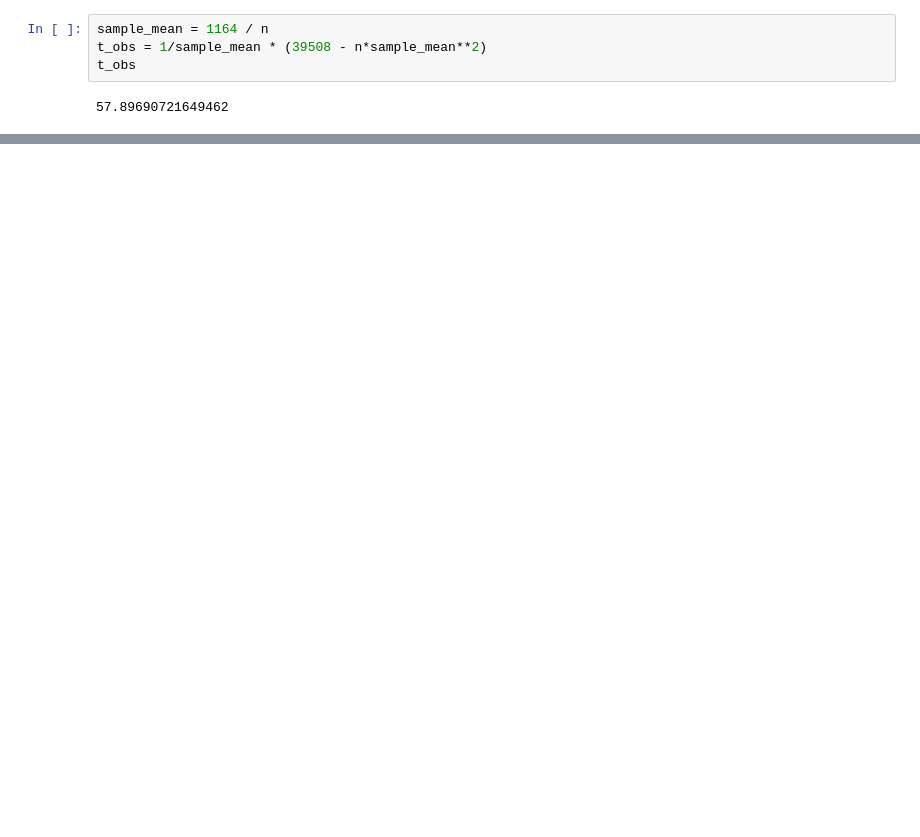
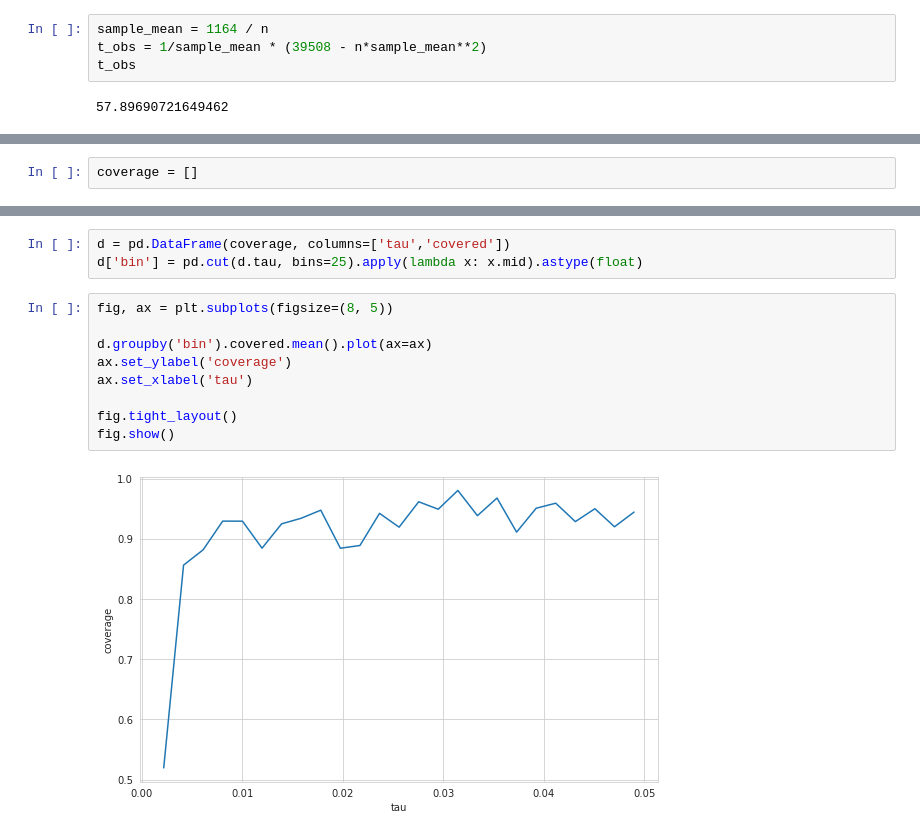
Before and after one commit to WHITSNAK/sta532-sp23, a Jupyter notebook: exams/midterm.ipynb, the cells around one changed output, grey strips where cells are left out. Saved outputs shown, nothing was run; the diff lists cells and outputs as text; blank space fills up the shorter version.

```diff
--- a/exams/midterm.ipynb
+++ b/exams/midterm.ipynb
@@ -62,0 +97,2 @@ fig.tight_layout()
+# %%
+coverage = []
@@ -62,0 +120,14 @@ fig.tight_layout()
+# %%
+d = pd.DataFrame(coverage, columns=['tau','covered'])
+d['bin'] = pd.cut(d.tau, bins=25).apply(lambda x: x.mid).astype(float)
+# %%
+fig, ax = plt.subplots(figsize=(8, 5))
+
+d.groupby('bin').covered.mean().plot(ax=ax)
+ax.set_ylabel('coverage')
+ax.set_xlabel('tau')
+
+fig.tight_layout()
+fig.show()
+# %% [output]
+[figure, added]
```
Also changed, not shown: parts of 7 cells of this notebook, 1 other file.
